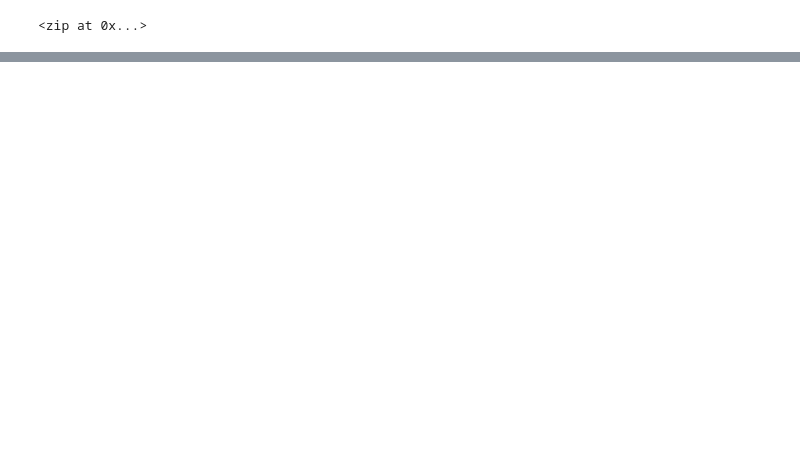
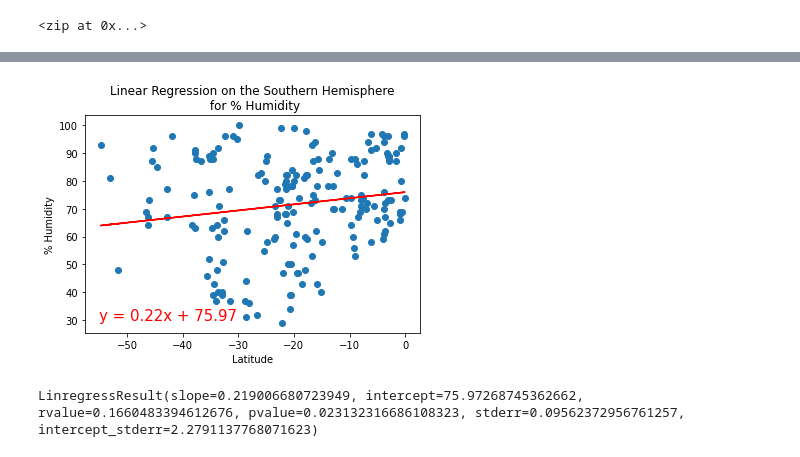
Before and after one commit to GerlechJen/World_Weather_Analysis, a Jupyter notebook: WeatherPy.ipynb, the cells around one changed output, grey strips where cells are left out. Saved outputs shown, nothing was run; the diff lists cells and outputs as text; code cells hidden in the pictures; blank space fills up the shorter version.

```diff
--- a/WeatherPy.ipynb
+++ b/WeatherPy.ipynb
@@ -253,0 +332,14 @@ plt.show()
+# %%
+# Linear regression on the Southern Hemisphere
+x_values = southern_hemi_df["Lat"]
+y_values = southern_hemi_df["Humidity"]
+# Call the function.
+plot_linear_regression(x_values, y_values,
+                       'Linear Regression on the Southern Hemisphere\n for % Humidity', '% Humidity',(-55,30))
+# %% [output]
+[figure, added]
+# %%
+(slope, intercept, r_value, p_value, std_err) = linregress(x_values, y_values)
+linregress(x_values, y_values)
+# %% [output]
+LinregressResult(slope=0.219006680723949, intercept=75.97268745362662, rvalue=0.1660483394612676, pvalue=0.023132316686108323, stderr=0.09562372956761257, intercept_stderr=2.2791137768071623)
```
Also changed, not shown: parts of 29 cells of this notebook, 3 other files.
